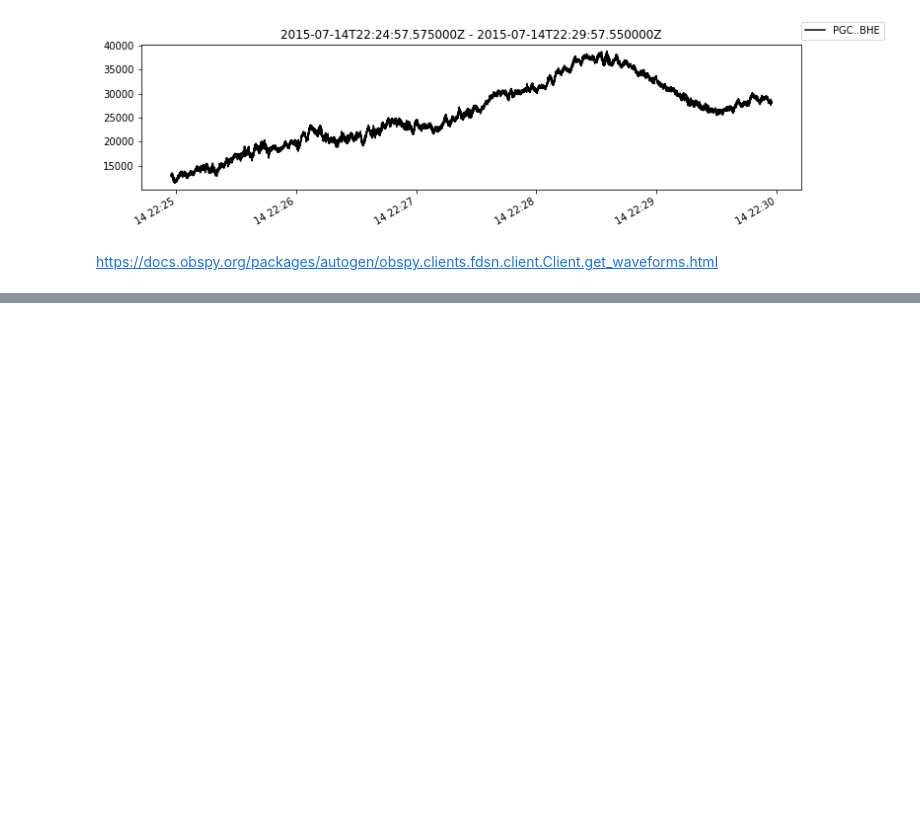
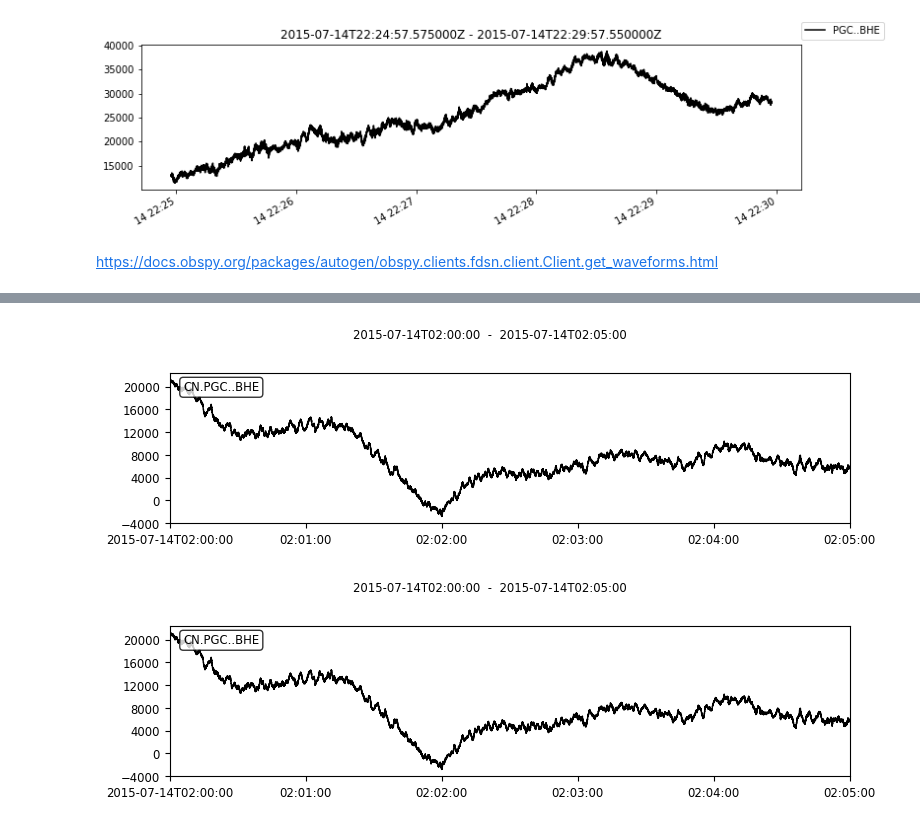
Before and after one commit to Prezii/Project, a Jupyter notebook: Waveform_Data.ipynb, the cells around one changed output, grey strips where cells are left out. Cells and saved outputs as stored; diff of their text form; code cells hidden in the pictures; blank space fills up the shorter version.

```diff
--- a/Waveform_Data.ipynb
+++ b/Waveform_Data.ipynb
@@ -184,32 +188,5 @@ array(['2012-04-22T16', '2012-09-29T06', '2014-02-26T00', ...,
 # %%
-"""
-def exist_wavedata(station, ls):
-  #Constants
-  network = "CN" #Canadian National Seismograph Network
-  location="*"
-  channel="BHE"
+starttime= UTCDateTime(new_startime_ls_np[0])
+endtime = starttime + 300 # 5 min = 300 sec
 
-  #Variables
-  for i in range(len(ls)):
-    starttime = fun_starttime(ls)
-    endtime = starttime + 300 # 5 min = 300 sec
-    for i in range(starttime_ls):
-      try:
-        st = client.get_waveforms(network=network, station = station, location = location, channel = channel , starttime=starttime, endtime=endtime,attach_response=True)
-        break
-      except:
-        print("There is no data here in this date")
-
-  return 0
-"""
+st = client.get_waveforms(network=network, station = station, location = location, channel = channel , starttime=starttime, endtime=endtime,attach_response=True)
-# %%
-st_arr = []
-
-for i in range(4):
-
-  starttime= UTCDateTime(new_startime_ls_np[i])
-  endtime = starttime + 300 # 5 min = 300 sec
-
-  st = client.get_waveforms(network=network, station = station, location = location, channel = channel , starttime=starttime, endtime=endtime,attach_response=True)
-
-  st_arr.append(st)
@@ -224,0 +198,7 @@ st.plot()
+# %%
+len(st)
+tr = st[0]
+st.plot()
+# %% [output]
+[figure, added]
+[figure, added]
```
Also changed, not shown: parts of 14 cells of this notebook.
